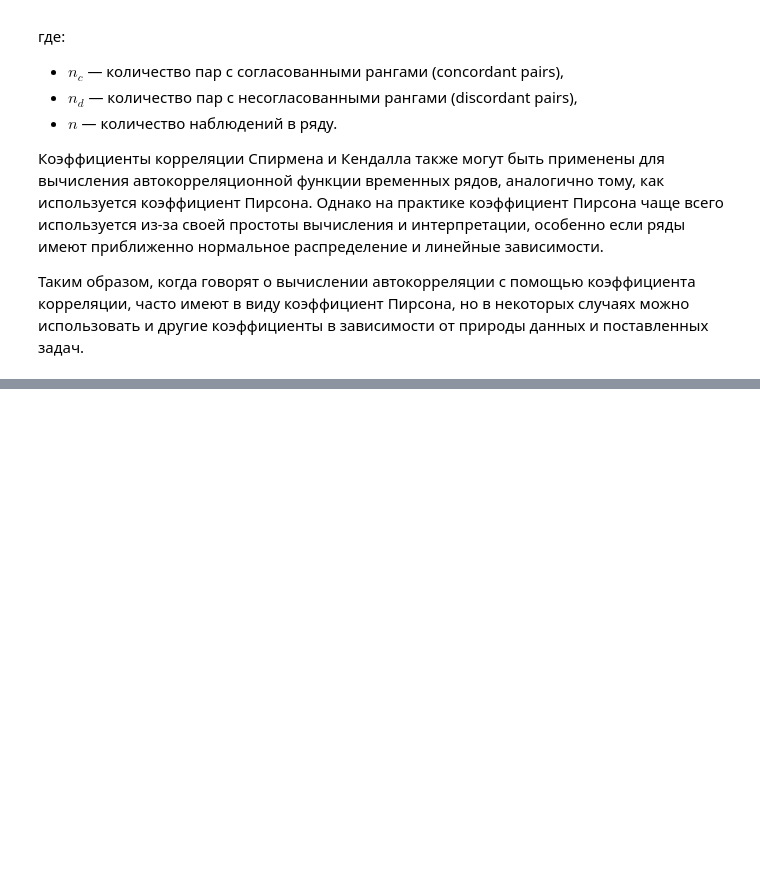
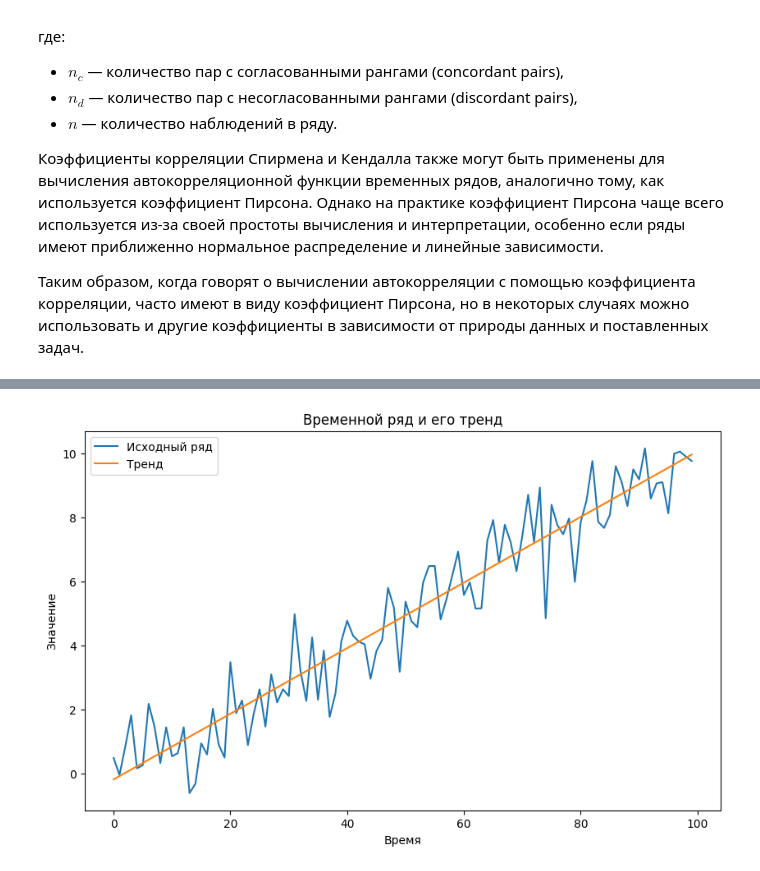
Before and after one commit to CodeHunterOfficial/TimeSeriesForecast_2024-2025, a Jupyter notebook: Тема 2. Аналитика временных рядов/Тема_2_Аналитика_временных_рядов.ipynb, the cells around one changed output, grey strips where cells are left out. Saved outputs shown, nothing was run; the diff lists cells and outputs as text; code cells hidden in the pictures; blank space fills up the shorter version.

```diff
--- a/Тема 2. Аналитика временных рядов/Тема_2_Аналитика_временных_рядов.ipynb
+++ b/Тема 2. Аналитика временных рядов/Тема_2_Аналитика_временных_рядов.ipynb
@@ -245,0 +564,25 @@ $$ \tau_{\tau} = \frac{n_c - n_d}{\frac{n(n-1)}{2}}, $$
+# %%
+import numpy as np
+import matplotlib.pyplot as plt
+from sklearn.linear_model import LinearRegression
+
+# Генерируем временной ряд
+np.random.seed(42)
+y = np.random.normal(0, 1, 100) + np.linspace(0, 10, 100)
+
+# Находим тренд
+X = np.arange(len(y)).reshape(-1, 1)
+model = LinearRegression().fit(X, y)
+trend = model.predict(X)
+
+# Строим график
+plt.figure(figsize=(10, 6))
+plt.plot(y, label='Исходный ряд')
+plt.plot(trend, label='Тренд')
+plt.legend()
+plt.title('Временной ряд и его тренд')
+plt.xlabel('Время')
+plt.ylabel('Значение')
+plt.show()
+# %% [output]
+[figure, added]
```
Also changed, not shown: parts of 57 cells of this notebook.
